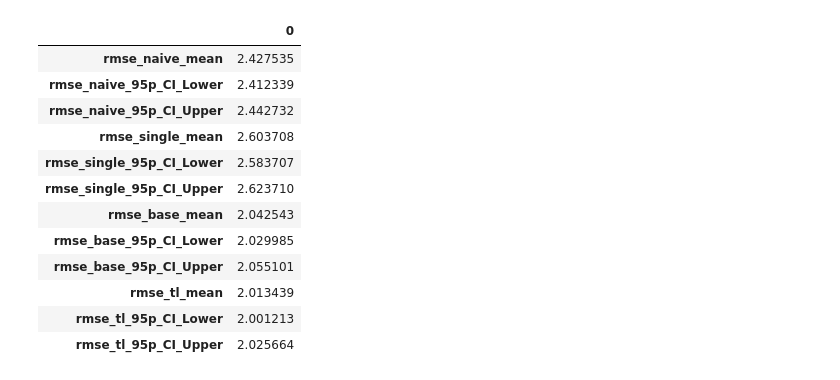
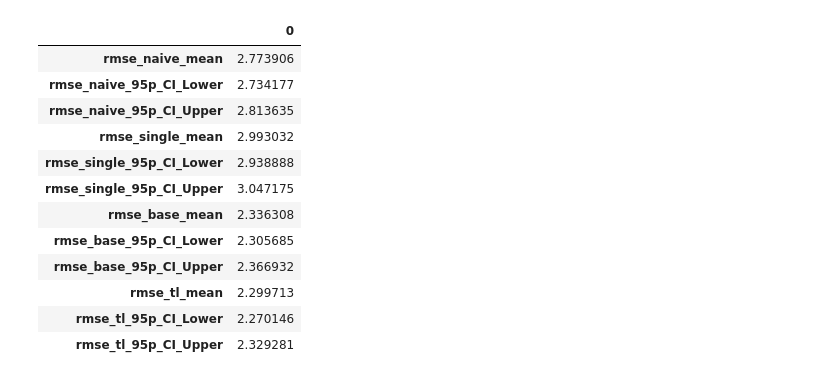
Before and after one commit to hulmanlab/jchr_racial_diff, a Jupyter notebook: scripts/3_2_plot_results.ipynb, the cells around one changed output. Saved outputs shown, nothing was run; the diff lists cells and outputs as text; code cells hidden in the pictures.

```diff
--- a/scripts/3_2_plot_results.ipynb
+++ b/scripts/3_2_plot_results.ipynb
@@ -5,13 +5,13 @@ import pandas as pd
 # group1 = 'white'
 # group2 = 'black'
 
-column = 'gender'
-group1 = 'male'
-group2 = 'female'
+# column = 'gender'
+# group1 = 'male'
+# group2 = 'female'
 
-# column = 'age'
-# group1 = 'child'
-# group2 = 'adult'
+column = 'age'
+group1 = 'child'
+group2 = 'adult'
 
 # column = 'edulevel'
 # group1 = 'low'
@@ -131,16 +196,16 @@ df_results = calculate_mean_and_95CI(df_combined)
 # %%
-df_results.T
+df_results1.T
 # %% [output]
 |  | 0 |
-| rmse_naive_mean | 2.427535 |
-| rmse_naive_95p_CI_Lower | 2.412339 |
-| rmse_naive_95p_CI_Upper | 2.442732 |
-| rmse_single_mean | 2.603708 |
-| rmse_single_95p_CI_Lower | 2.583707 |
-| rmse_single_95p_CI_Upper | 2.623710 |
-| rmse_base_mean | 2.042543 |
-| rmse_base_95p_CI_Lower | 2.029985 |
-| rmse_base_95p_CI_Upper | 2.055101 |
-| rmse_tl_mean | 2.013439 |
-| rmse_tl_95p_CI_Lower | 2.001213 |
-| rmse_tl_95p_CI_Upper | 2.025664 |
+| rmse_naive_mean | 2.773906 |
+| rmse_naive_95p_CI_Lower | 2.734177 |
+| rmse_naive_95p_CI_Upper | 2.813635 |
+| rmse_single_mean | 2.993032 |
+| rmse_single_95p_CI_Lower | 2.938888 |
+| rmse_single_95p_CI_Upper | 3.047175 |
+| rmse_base_mean | 2.336308 |
+| rmse_base_95p_CI_Lower | 2.305685 |
+| rmse_base_95p_CI_Upper | 2.366932 |
+| rmse_tl_mean | 2.299713 |
+| rmse_tl_95p_CI_Lower | 2.270146 |
+| rmse_tl_95p_CI_Upper | 2.329281 |
```
Also changed, not shown: parts of 10 cells of this notebook, 2 other files.
